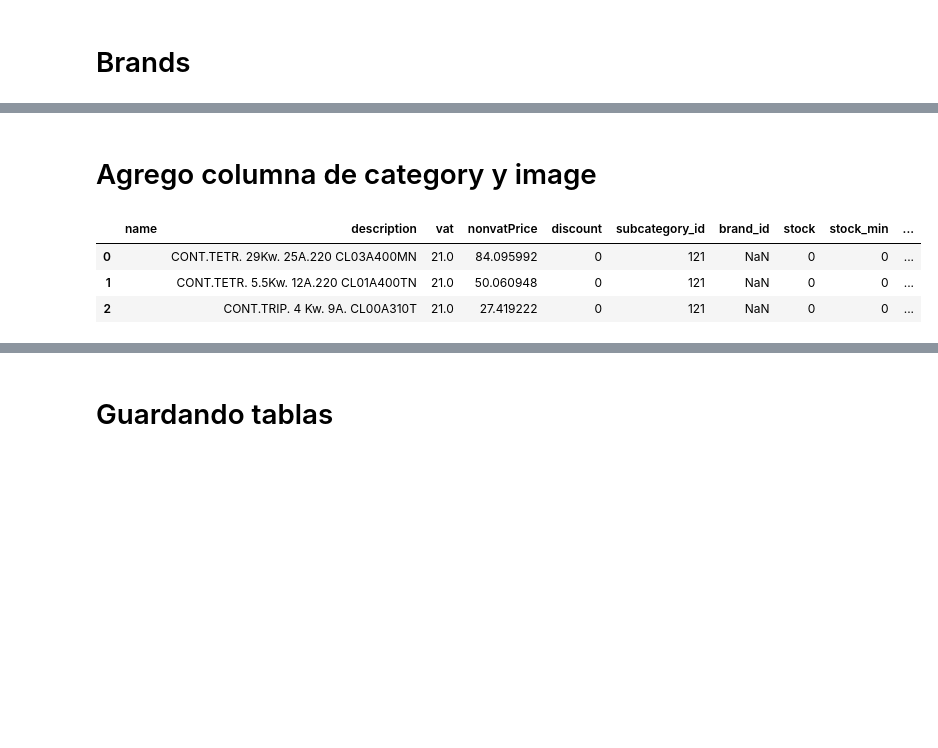
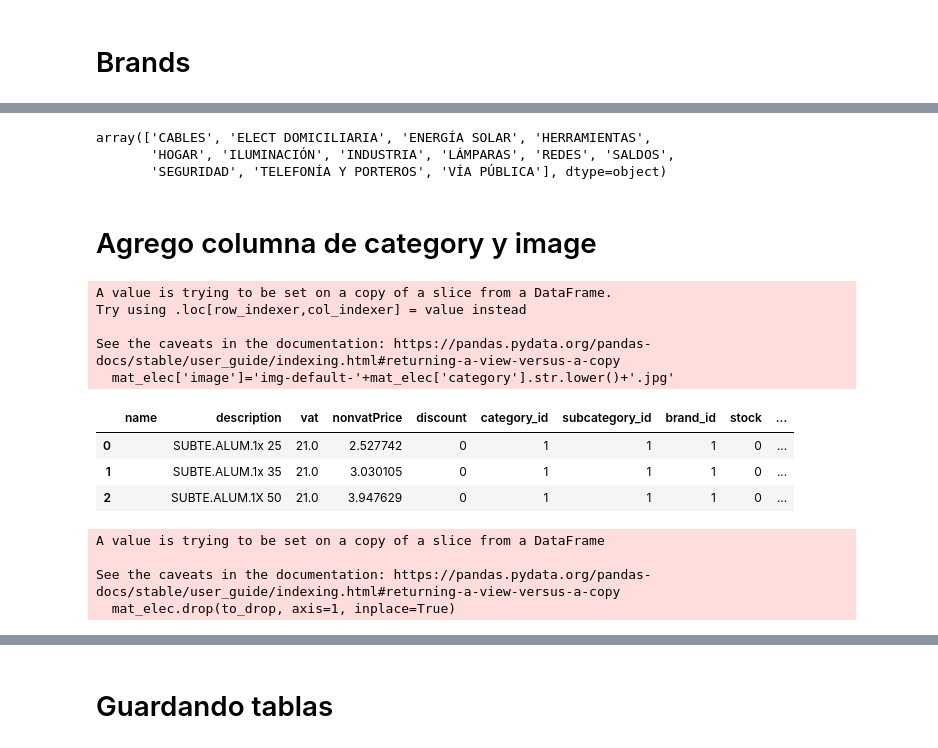
Before and after one commit to sstedoldi/grupo_5_mat_electricos, a Jupyter notebook: products_tables/notebook.ipynb, the cells around one changed output, grey strips where cells are left out. Cells and saved outputs as stored; diff of their text form; code cells hidden in the pictures; blank space fills up the shorter version.

```diff
--- a/products_tables/notebook.ipynb
+++ b/products_tables/notebook.ipynb
@@ -62,8 +65,8 @@ mat_elec
 # %%
 categories=pd.DataFrame(mat_elec.category.unique())
 categories.rename(columns={0:'category'}, inplace=True)
-categories['category']=categories['category'].str.replace('.','')
-categories['category']=categories['category'].str.upper()
+# categories['category']=categories['category'].str.replace('.','')
+# categories['category']=categories['category'].str.upper()
 categories["id"]=(categories.index + 1).astype(str)
 categories=categories[['id','category']]
 
@@ -92,8 +95,8 @@ categories_dict=dict(zip(categories['category'],categories['id'] ))
 # %%
 subcategories=pd.DataFrame(mat_elec.subcategory.unique())
 subcategories.rename(columns={0:'subcategory'}, inplace=True)
-subcategories['subcategory']=subcategories['subcategory'].str.replace('.','')
-subcategories['subcategory']=subcategories['subcategory'].str.upper()
+# subcategories['subcategory']=subcategories['subcategory'].str.replace('.','')
+# subcategories['subcategory']=subcategories['subcategory'].str.upper()
 subcategories["id"]=(subcategories.index + 1).astype(str)
 subcategories=subcategories[['id','subcategory']]
 print(subcategories)
@@ -120,8 +123,8 @@ subcategories_dict=dict(zip(subcategories['subcategory'],subcategories['id'] ))
 # %%
 brands=pd.DataFrame(mat_elec.brand.unique())
 brands.rename(columns={0:'brand'}, inplace=True)
-brands['brand']=brands['brand'].str.replace('.','')
-brands['brand']=brands['brand'].str.upper()
+# brands['brand']=brands['brand'].str.replace('.','')
+# brands['brand']=brands['brand'].str.upper()
 brands["id"]=(brands.index + 1).astype(str)
 brands=brands[['id','brand']]
 print(brands)
@@ -213,11 +216,11 @@ mat_elec['stock']=0
 mat_elec['stock_min']=0
 mat_elec['discount']=0
 
-to_drop=["category", "subcategory","category_id"]
+to_drop=["subcategory"]
 mat_elec.drop(to_drop, axis=1, inplace=True)
 
 # columns order
-columns_ord=['name','description','vat','nonvatPrice','discount',"subcategory_id",'brand_id','stock','stock_min']
+columns_ord=['name','description','vat','nonvatPrice','discount',"category_id","subcategory_id",'brand_id','stock','stock_min',"category"]
 mat_elec=mat_elec[columns_ord]
 mat_elec
 # %% [output]
@@ -237,3 +240,9 @@ mat_elec
+# %%
+mat_elec.category.unique()
+# %% [output]
+array(['CABLES', 'ELECT DOMICILIARIA', 'ENERGÍA SOLAR', 'HERRAMIENTAS',
+       'HOGAR', 'ILUMINACIÓN', 'INDUSTRIA', 'LÁMPARAS', 'REDES', 'SALDOS',
+       'SEGURIDAD', 'TELEFONÍA Y PORTEROS', 'VÍA PÚBLICA'], dtype=object)
 # %% [markdown]
 # Agrego columna de category y image
 # %%
@@ -244,11 +253,21 @@ mat_elec_all = mat_elec_all.merge(categories,left_on='category_id',right_on='id'
 # %%
-mat_elec_all['image']='img-default-'+mat_elec_all['category']+'.jpg'
-mat_elec_all.head(3)
+mat_elec['image']='img-default-'+mat_elec['category'].str.lower()+'.jpg'
+mat_elec.head(3)
 # %% [output]
+A value is trying to be set on a copy of a slice from a DataFrame.
+Try using .loc[row_indexer,col_indexer] = value instead
+
+See the caveats in the documentation: https://pandas.pydata.org/pandas-docs/stable/user_guide/indexing.html#returning-a-view-versus-a-copy
+  mat_elec['image']='img-default-'+mat_elec['category'].str.lower()+'.jpg'
-|  | name | description | vat | nonvatPrice | discount | subcategory_id | brand_id | stock | stock_min | ... |
-| 0 |  | CONT.TETR. 29Kw. 25A.220 CL03A400MN | 21.0 | 84.095992 | 0 | 121 | NaN | 0 | 0 | ... |
-| 1 |  | CONT.TETR. 5.5Kw. 12A.220 CL01A400TN | 21.0 | 50.060948 | 0 | 121 | NaN | 0 | 0 | ... |
-| 2 |  | CONT.TRIP. 4 Kw. 9A. CL00A310T | 21.0 | 27.419222 | 0 | 121 | NaN | 0 | 0 | ... |
+|  | name | description | vat | nonvatPrice | discount | category_id | subcategory_id | brand_id | stock | ... |
+| 0 |  | SUBTE.ALUM.1x 25 | 21.0 | 2.527742 | 0 | 1 | 1 | 1 | 0 | ... |
+| 1 |  | SUBTE.ALUM.1x 35 | 21.0 | 3.030105 | 0 | 1 | 1 | 1 | 0 | ... |
+| 2 |  | SUBTE.ALUM.1X 50 | 21.0 | 3.947629 | 0 | 1 | 1 | 1 | 0 | ... |
 # %%
-to_drop=["category", "subcategory",'id',]
-mat_elec_all.drop(to_drop, axis=1, inplace=True)
+to_drop=["category"]
+mat_elec.drop(to_drop, axis=1, inplace=True)
+# %% [output]
+A value is trying to be set on a copy of a slice from a DataFrame
+
+See the caveats in the documentation: https://pandas.pydata.org/pandas-docs/stable/user_guide/indexing.html#returning-a-view-versus-a-copy
+  mat_elec.drop(to_drop, axis=1, inplace=True)
```
Also changed, not shown: parts of 12 cells of this notebook, 5 other files.
